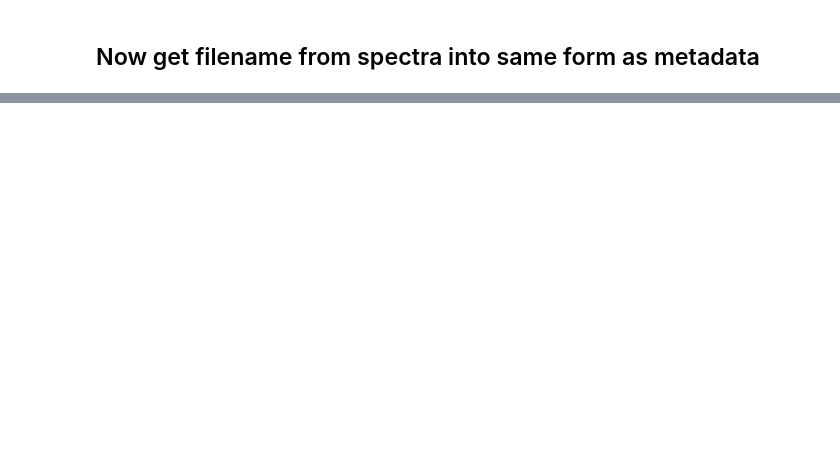
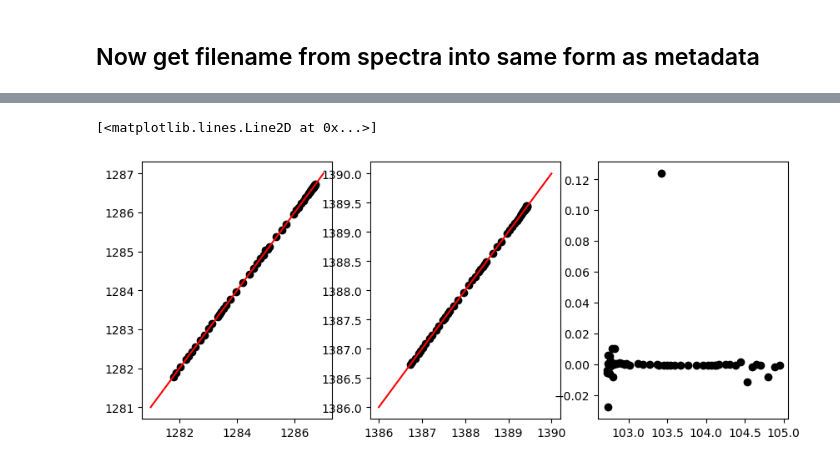
Before and after one commit to PennyWieser/DiadFit, a Jupyter notebook: docs/Examples/Diad_Fitting_Nov22nd2022/Stitch_Outputs_Together.ipynb, the cells around one changed output, grey strips where cells are left out. Cells and saved outputs as stored; diff of their text form; code cells hidden in the pictures; blank space fills up the shorter version.

```diff
--- a/docs/Examples/Diad_Fitting_Nov22nd2022/Stitch_Outputs_Together.ipynb
+++ b/docs/Examples/Diad_Fitting_Nov22nd2022/Stitch_Outputs_Together.ipynb
@@ -111,0 +112,16 @@ Exception: Duplicate file
+# %%
+# Combining them together
+meta['name_for_matching']=file_m
+df2['name_for_matching']=file_s
+df_combo=df2.merge(meta, on='name_for_matching')
+# %%
+from pickle import load
+import pickle
+import os
+pickle_path=os.getcwd()
+file_pkl=pickle_path + '/' + 'Ne_Line_Regression_Example_cali.pck'
+with open(file_pkl, 'rb') as file_handle:
+    my_loaded_model = pickle.load(file_handle)
+# %%
+df_combo['Ne_Correction']=my_loaded_model(df_combo['sec since midnight'])
+df_combo.insert(1,'Corrected_Splitting', df_combo['Ne_Correction']*df_combo['Splitting'])
@@ -111,0 +149,16 @@ Exception: Duplicate file
+# %%
+df_combo['Measurement']=df_combo['filename_x']
+dfs_merge=pd.merge(df_D, df_combo, on='Measurement')
+# %%
+fig, (ax1, ax2, ax3) = plt.subplots(1, 3, figsize=(10,4))
+ax1.plot(dfs_merge['1285cm-1'], dfs_merge['Diad1_Combofit_Cent'], 'ok')
+ax1.plot([1281, 1287], [1281, 1287], '-r')
+
+ax2.plot(dfs_merge['1389cm-1'], dfs_merge['Diad2_Combofit_Cent'], 'ok')
+ax2.plot([1386, 1390], [1386, 1390], '-r')
+
+ax3.plot(dfs_merge['∆CO2 uncorr (cm-1)'], dfs_merge['∆CO2 uncorr (cm-1)']-dfs_merge['Splitting'], 'ok')
+#ax3.plot([102, 105], [102, 105], '-r')
+# %% [output]
+[<matplotlib.lines.Line2D at 0x...>]
+[figure, added]
```
Also changed, not shown: parts of 14 cells of this notebook, 15 other files.
